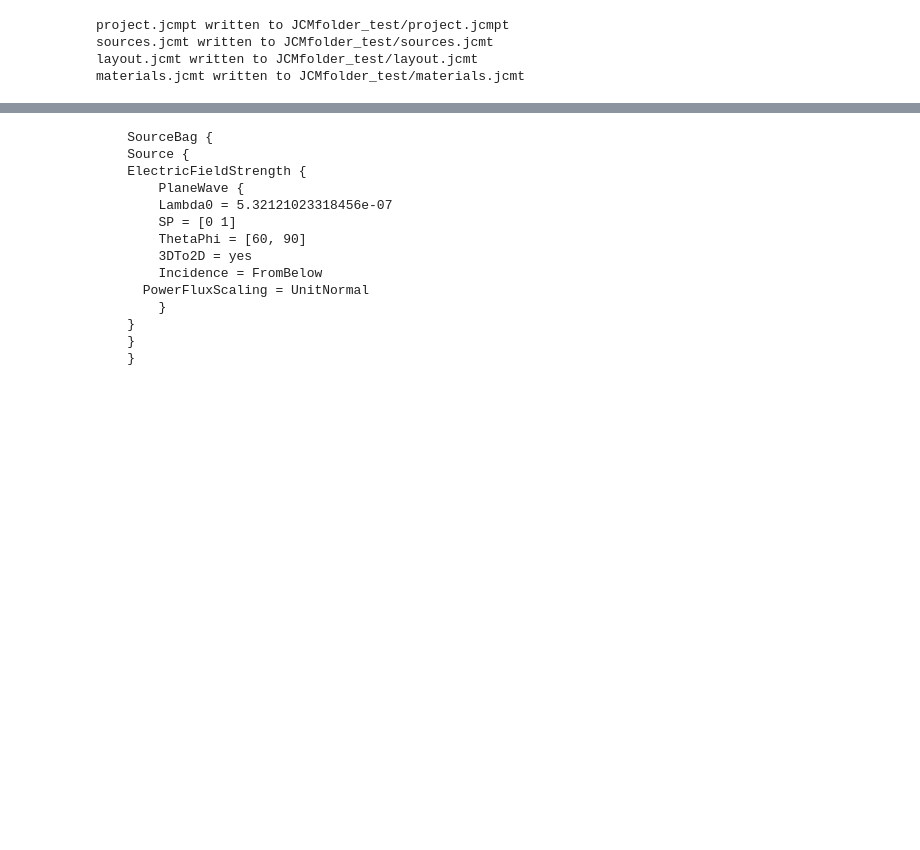
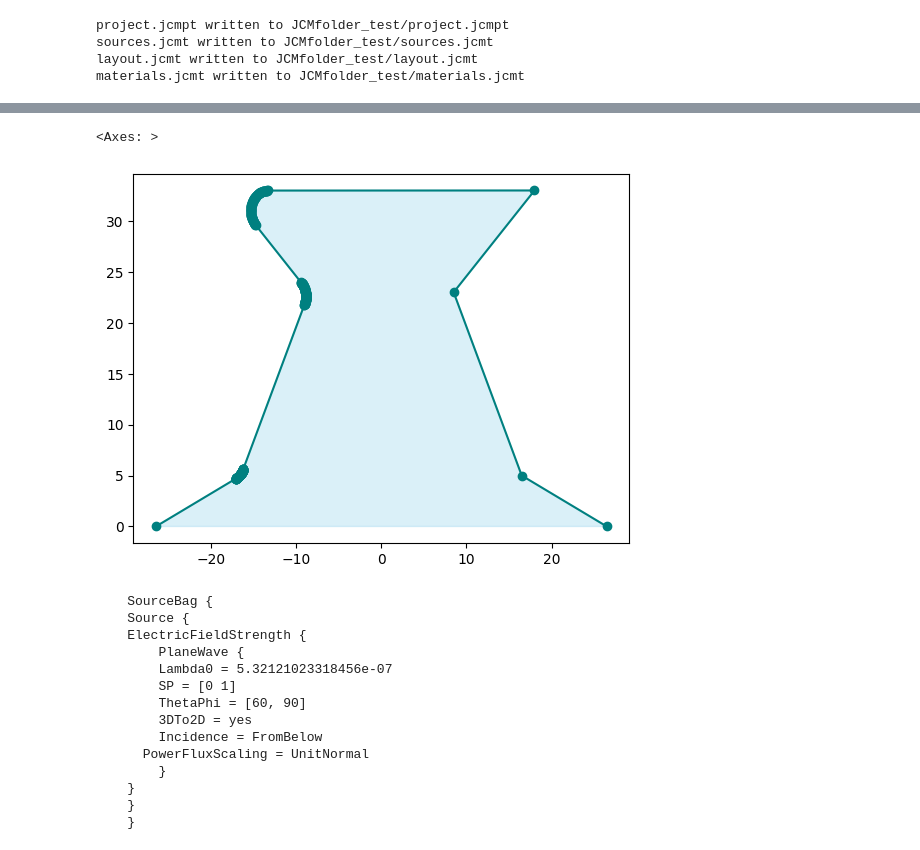
Before and after one commit to HarlanHeilman/JCMwave_modeling, a Jupyter notebook: notebooks/start.ipynb, the cells around one changed output, grey strips where cells are left out. Drawn from its saved outputs; the diff is of its cells as text; code cells hidden in the pictures; blank space fills up the shorter version.

```diff
--- a/notebooks/start.ipynb
+++ b/notebooks/start.ipynb
@@ -102 +94,15 @@ NameError: name 'ShapeGenerator' is not defined
+# %%
+params = {
+    "height": [5, 18, 10],
+    "width": [53, 33, 17, 36],
+    "corner_radii": {4: 2, 5: 2, 6: 2},
+    "n": 100,
+}
+fig, ax = plt.subplots()
+gen = ShapeGenerator("stack_trapezoids", params)
+coords = gen.generate()
+gen.plot(ax=ax, title="Trapezoid with Side Wall Angle")
+# %% [output]
+<Axes: >
+[figure, added]
 # %%
```
Also changed, not shown: parts of 20 cells of this notebook, 20 other files.
